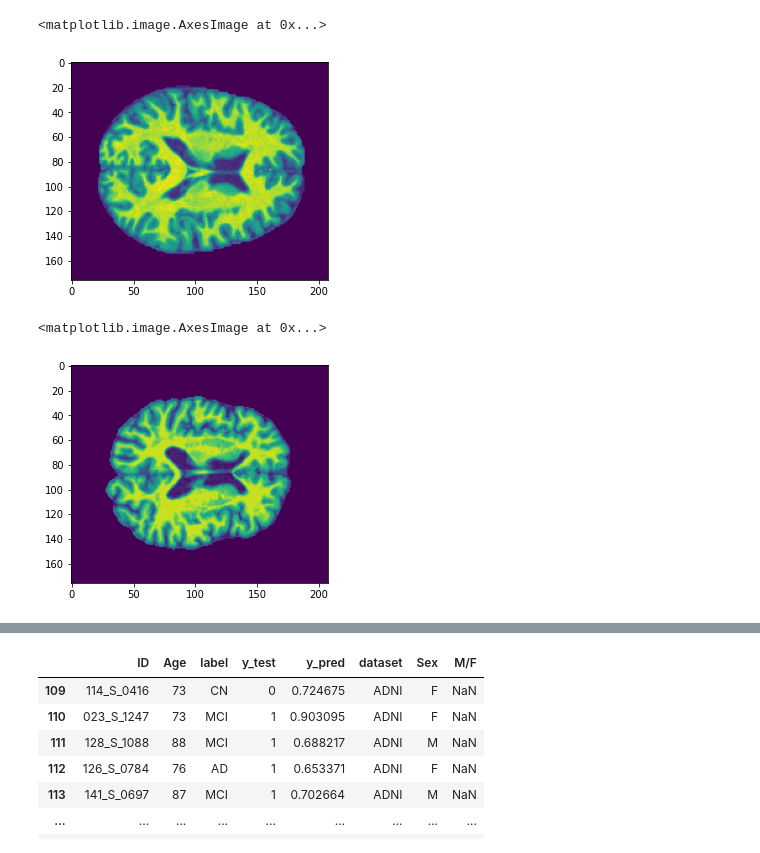
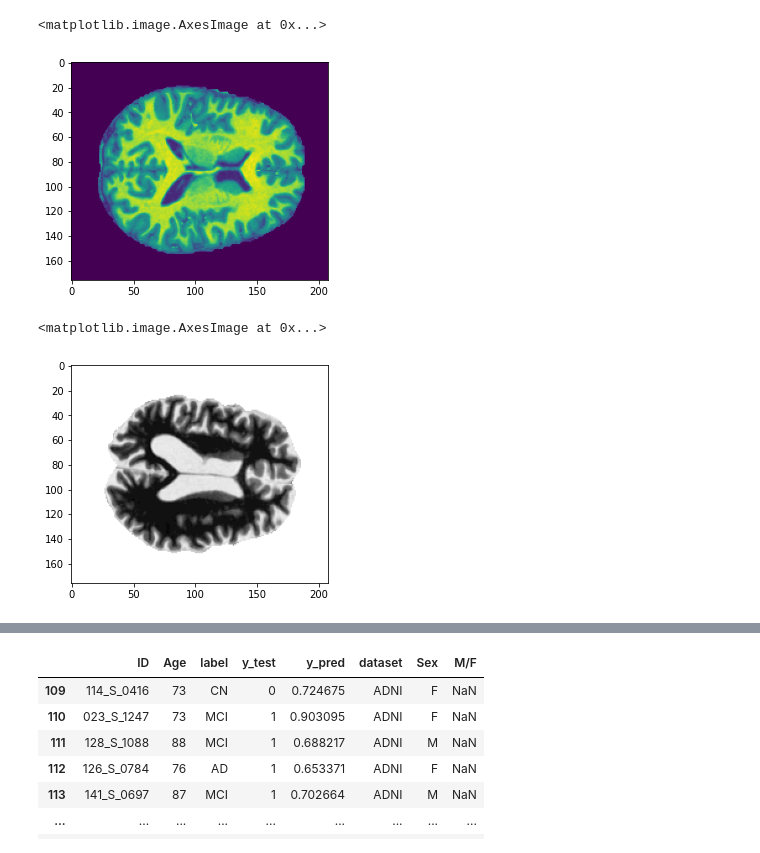
Before and after one commit to tamap94/ds-capstone-alzheimers-, a Jupyter notebook: modelling/error_analysis.ipynb, the cells around one changed output, grey strips where cells are left out. Drawn from its saved outputs; the diff is of its cells as text; code cells hidden in the pictures.

```diff
--- a/modelling/error_analysis.ipynb
+++ b/modelling/error_analysis.ipynb
@@ -12,15 +12,16 @@ df_o = get_csvdata(drop_young=False, drop_contradictions=False, multiclass=True)
 df_a = get_csvdata_ADNI(drop_MCI=False, multiclass=True)
 df= pd.concat([df_o, df_a], axis=0)
 # %%
-plt.imshow(get_slices(df_o["ID"].sample(1), m=90, dim=2)[0])
+plt.imshow(get_slices(df_o["ID"].sample(1), m=90, dim=2)[0], cmap="viridis")
 # %% [output]
 <matplotlib.image.AxesImage at 0x...>
-[figure, old version]
+[figure, new version]
 # %%
-plt.imshow(get_slices_ADNI_new(df_a["ID"].sample(1), m=90, dim=2)[0])
+img_a = get_slices_ADNI_new(df_a["ID"].sample(1), m=90, dim=2)[0]
+plt.imshow(img_a, cmap="Greys")
 # %% [output]
 <matplotlib.image.AxesImage at 0x...>
-[figure, old version]
+[figure, new version]
 # %%
 file= "results_both_datasets.csv"
 df_result= pd.read_csv("../modelling/predictions/"+file)
```
Also changed, not shown: parts of 9 cells of this notebook, 9 other files.
